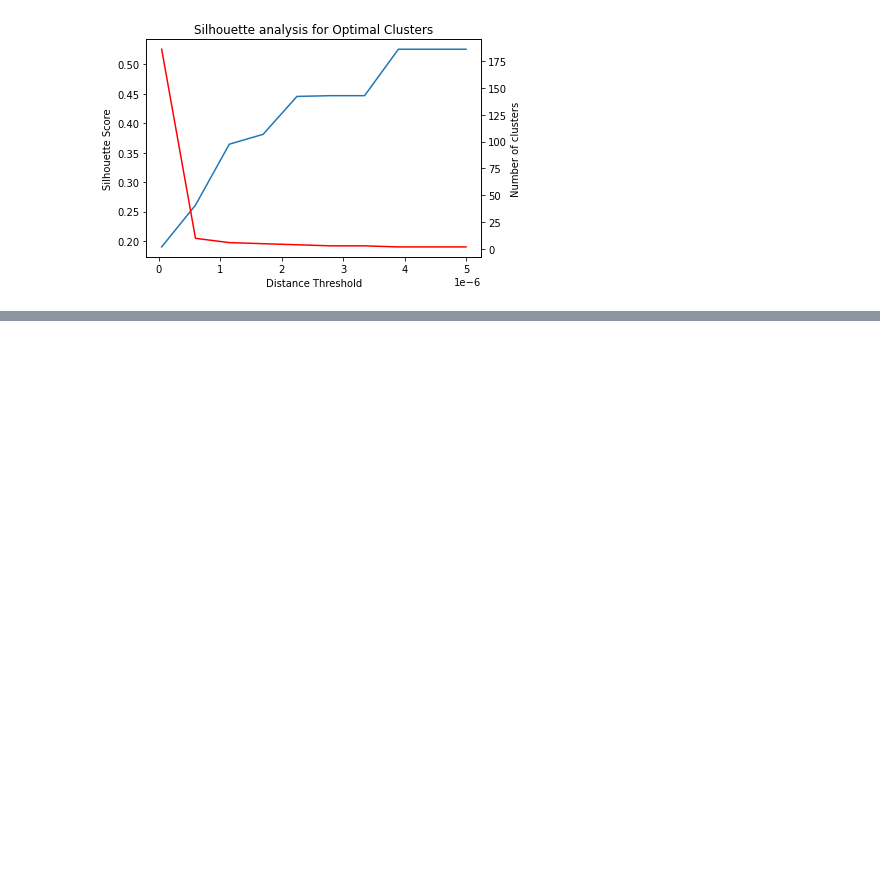
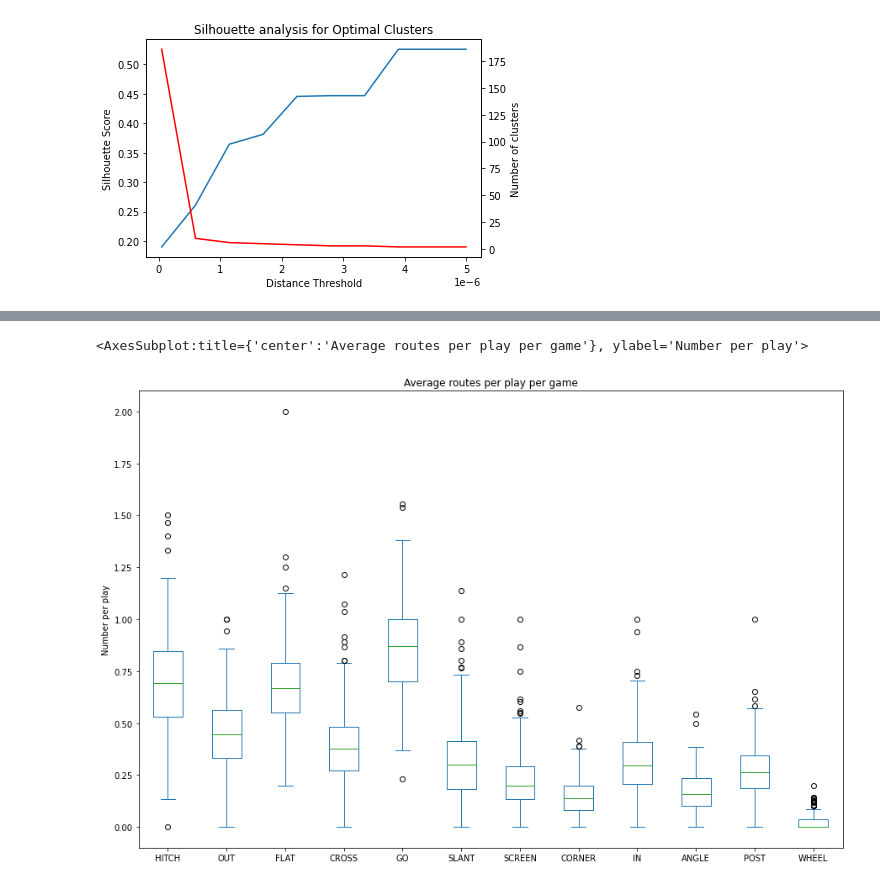
Before and after one commit to sskett/cosc301, a Jupyter notebook: testing.ipynb, the cells around one changed output, grey strips where cells are left out. Saved outputs shown, nothing was run; the diff lists cells and outputs as text; code cells hidden in the pictures; blank space fills up the shorter version.

```diff
--- a/testing.ipynb
+++ b/testing.ipynb
@@ -304,4 +419,7 @@ df.groupby(['gameId'])[['HITCH', 'OUT', 'FLAT', 'CROSS', 'GO', 'SLANT', 'SCREEN'
 # %%
 df.groupby(['gameId'])[['HITCH', 'OUT', 'FLAT', 'CROSS', 'GO', 'SLANT', 'SCREEN', 'CORNER',
-       'IN', 'ANGLE', 'POST', 'WHEEL']].mean().plot.box()
+       'IN', 'ANGLE', 'POST', 'WHEEL']].mean().plot.box(figsize=(15,10), xlabel='Route', ylabel='Number per play', title='Average routes per play per game')
+# %% [output]
+<AxesSubplot:title={'center':'Average routes per play per game'}, ylabel='Number per play'>
+[figure, added]
 # %%
```
Also changed, not shown: parts of 49 cells of this notebook, 2 other files.
